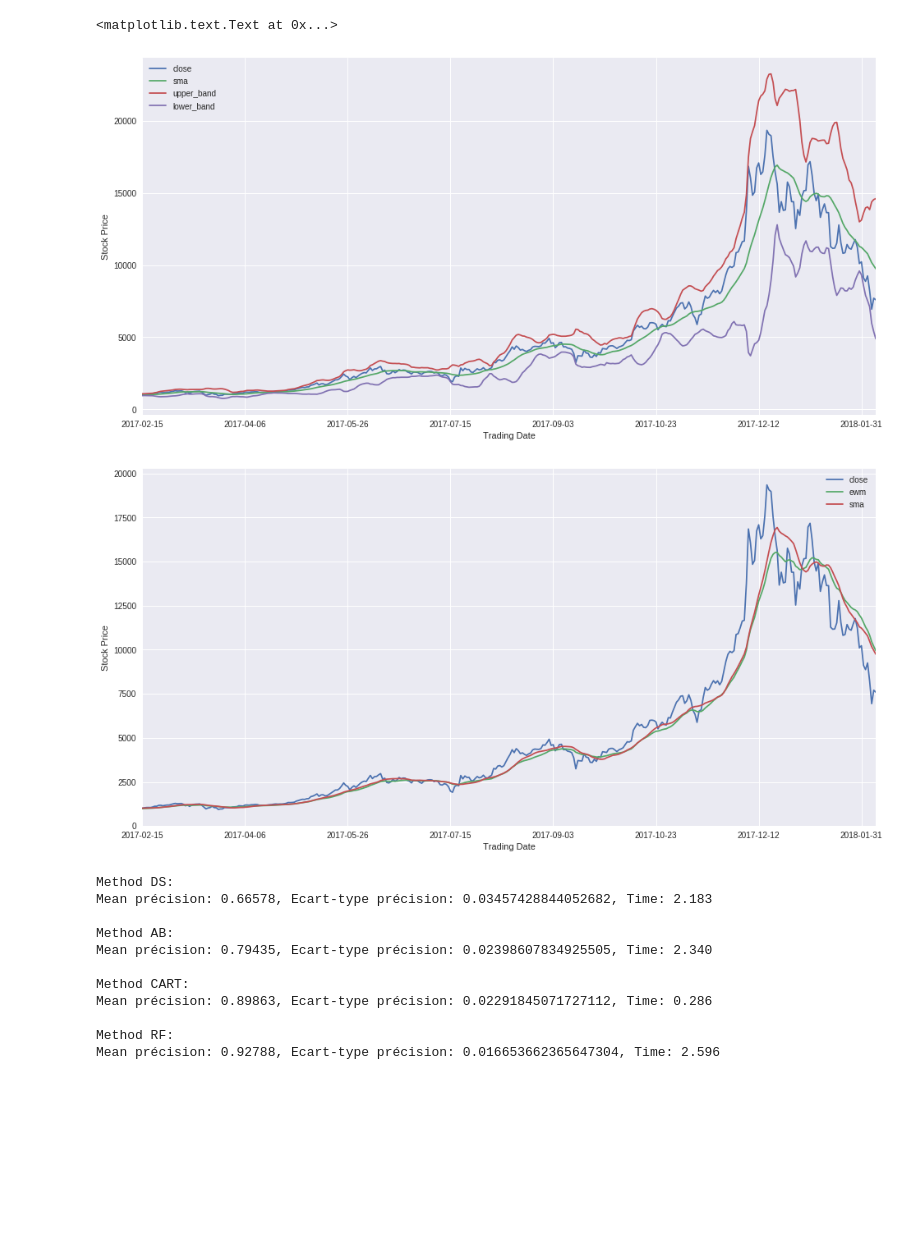
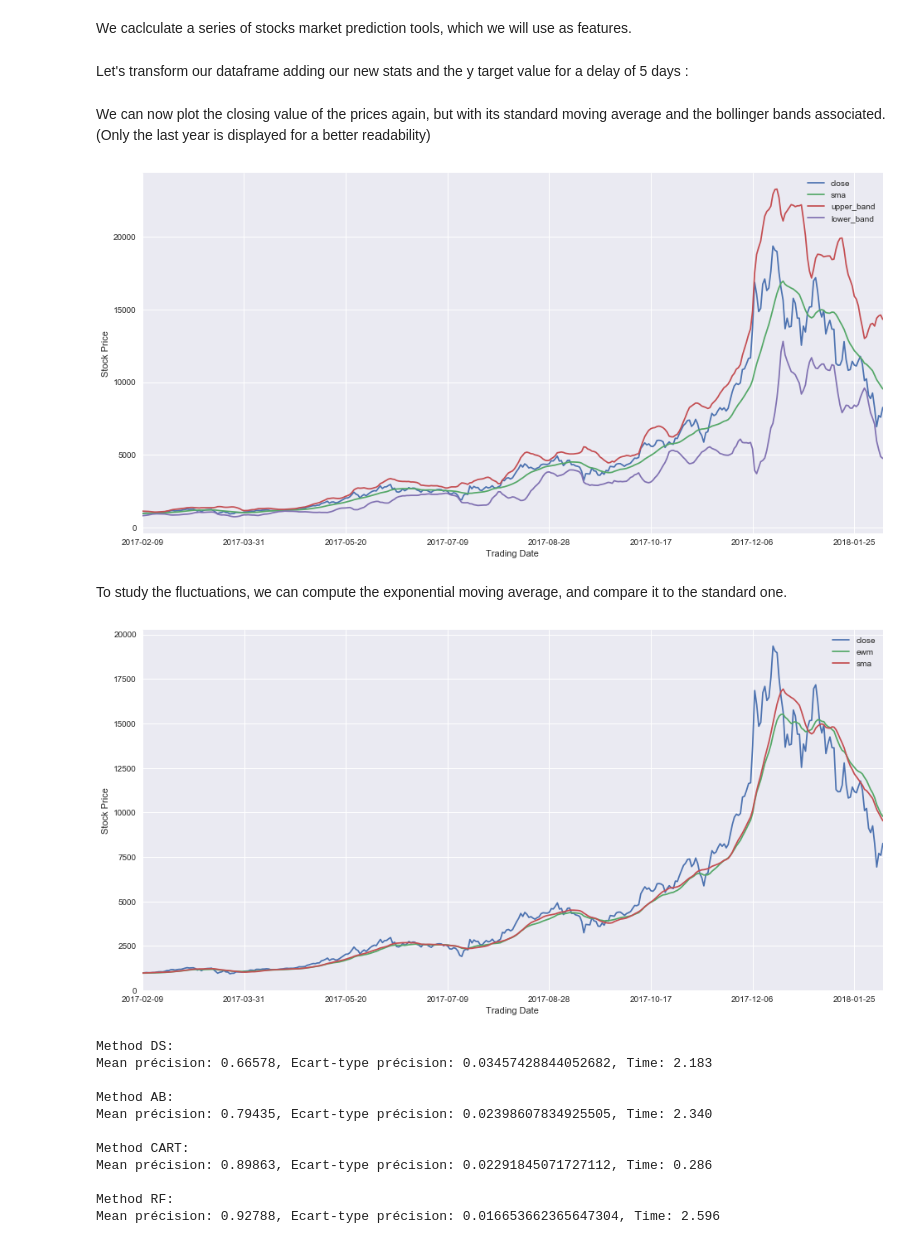
Before and after one commit to machineLearningCryptos/cryptoForecasting, a Jupyter notebook: crypto_forecasting.ipynb, the cells around one changed output. Saved outputs shown, nothing was run; the diff lists cells and outputs as text; code cells hidden in the pictures; blank space fills up the shorter version.

```diff
--- a/crypto_forecasting.ipynb
+++ b/crypto_forecasting.ipynb
@@ -49,3 +47,5 @@ plt.plot(media.Value)
+# %% [markdown]
+We caclculate a series of stocks market prediction tools, which we will use as features.
 # %%
 def calc_sma(prices, window=30):
     """Returns a Simple Moving Average"""
@@ -109,6 +109,11 @@ def calc_macd(prices):
     return prices
 
 def calc_stats(prices, days_out=5, dropna=False, add_params=True):
+    """Returns the prices dataframe with the addition of a target value y which indicates if the
+        value has increased after a certain delay
+    days_out is the delay in days
+    add_params adds every calculated stats to the dataframe if True.
+    """
     prices = calc_bollinger_bands(prices, window=15)
 
     if add_params == True:
@@ -128,3 +133,5 @@ def calc_stats(prices, days_out=5, dropna=False, add_params=True):
     prices = prices.drop('return', 1)
 
     return prices
+# %% [markdown]
+Let's transform our dataframe adding our new stats and the y target value for a delay of 5 days :
@@ -131,8 +140,12 @@ def calc_stats(prices, days_out=5, dropna=False, add_params=True):
+# %% [markdown]
+We can now plot the closing value of the prices again, but with its standard moving average and the bollinger bands associated.
+(Only the last year is displayed for a better readability)
 # %%
-df2 = calc_stats(df, days_out=5, dropna=True, add_params=True)
-ax = df2[['close', 'sma', 'upper_band', 'lower_band']].iloc[-len(media):, :].plot()
+ax = df2[['close', 'sma', 'upper_band', 'lower_band']].iloc[-365:, :].plot()
 ax.set_ylabel('Stock Price')
 ax.set_xlabel('Trading Date')
+print("")
 # %% [output]
-<matplotlib.text.Text at 0x...>
-[figure, old version]
+[figure, new version]
+# %% [markdown]
+To study the fluctuations, we can compute the exponential moving average, and compare it to the standard one.
@@ -139,13 +155,10 @@ ax.set_xlabel('Trading Date')
 # %%
-df2['ewm'] = df2['close'].ewm(span=20).mean()
-df2['dif_moy_mob'] = df2['ewm']-df2['sma']
-ax = df2[['close', 'ewm', 'sma']].iloc[-len(media):, :].plot()
+ax = df2[['close', 'ewm', 'sma']].iloc[-365:, :].plot()
 ax.set_ylabel('Stock Price')
 ax.set_xlabel('Trading Date')
-plt.show()
 df_lastyear = df2.join(media).dropna()
 # %% [output]
-[figure, old version]
+[figure, new version]
 # %%
 from sklearn.naive_bayes import GaussianNB
 from sklearn import tree
```
Also changed, not shown: parts of 17 cells of this notebook.
